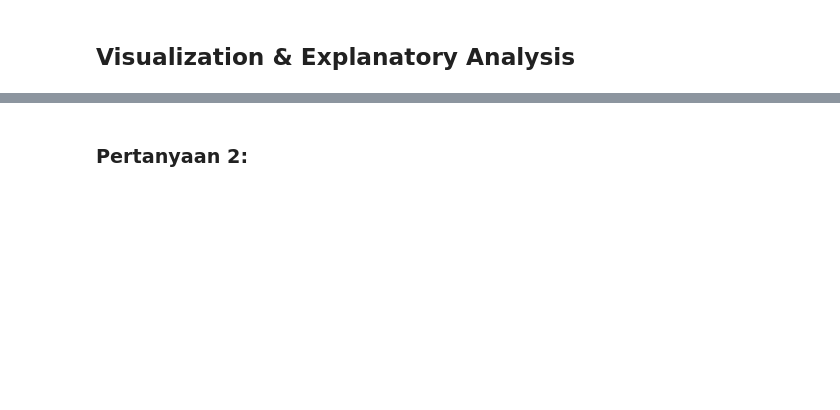
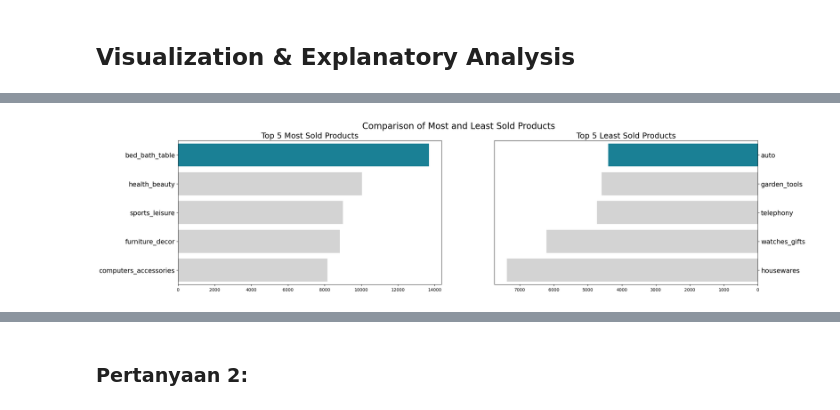
Before and after one commit to nbilasals/dicoding_analisis_data_python, a Jupyter notebook: nbilasals_Proyek_Analisis_Data.ipynb, the cells around one changed output, grey strips where cells are left out. Saved outputs shown, nothing was run; the diff lists cells and outputs as text; code cells hidden in the pictures; blank space fills up the shorter version.

```diff
--- a/nbilasals_Proyek_Analisis_Data.ipynb
+++ b/nbilasals_Proyek_Analisis_Data.ipynb
@@ -732,0 +1030,9 @@ Key highlights:
+# %%
+all_data = pd.merge(
+    left=customers_df,
+    right=sellers_df,
+    how="left",
+    left_on="order_id",
+    right_on="order_id"
+)
+all_data.head()
@@ -736,0 +1170,7 @@ Key highlights:
+# %%
+sum_order_items_df = all_data.groupby("product_category_name_english")["product_id"].count().reset_index()
+sum_order_items_df = sum_order_items_df.rename(columns={"product_id": "products"})
+sum_order_items_df = sum_order_items_df.sort_values(by="products", ascending=False)
+sum_order_items_df = sum_order_items_df.head(10)
+
+sum_order_items_df.head()
@@ -736,0 +1193,31 @@ Key highlights:
+# %%
+# Create subplots for two bar charts
+fig, ax = plt.subplots(nrows=1, ncols=2, figsize=(24, 6))
+
+# Define a color palette
+colors = ["#068DA9", "#D3D3D3", "#D3D3D3", "#D3D3D3", "#D3D3D3"]
+
+# Bar plot for the top 5 most sold products
+sns.barplot(x="products", y="product_category_name_english",
+            data=sum_order_items_df.head(5), palette=colors, ax=ax[0], hue='product_category_name_english', legend=False)
+ax[0].set_ylabel(None)
+ax[0].set_xlabel(None)
+ax[0].set_title("Top 5 Most Sold Products", loc="center", fontsize=18)
+ax[0].tick_params(axis='y', labelsize=15)
+
+# Bar plot for the bottom 5 least sold products
+sns.barplot(x="products", y="product_category_name_english",
+            data=sum_order_items_df.sort_values(by="products", ascending=True).head(5), palette=colors, ax=ax[1], hue='product_category_name_english', legend=False)
+ax[1].set_ylabel(None)
+ax[1].set_xlabel(None)
+ax[1].invert_xaxis()  # Invert x-axis for a better visual comparison
+ax[1].yaxis.set_label_position("right")
+ax[1].yaxis.tick_right()
+ax[1].set_title("Top 5 Least Sold Products", loc="center", fontsize=18)
+ax[1].tick_params(axis='y', labelsize=15)
+
+# Overall title for the figure
+plt.suptitle("Comparison of Most and Least Sold Products", fontsize=20)
+plt.show()
+# %% [output]
+[figure, added]
```
Also changed, not shown: parts of 65 cells of this notebook.
